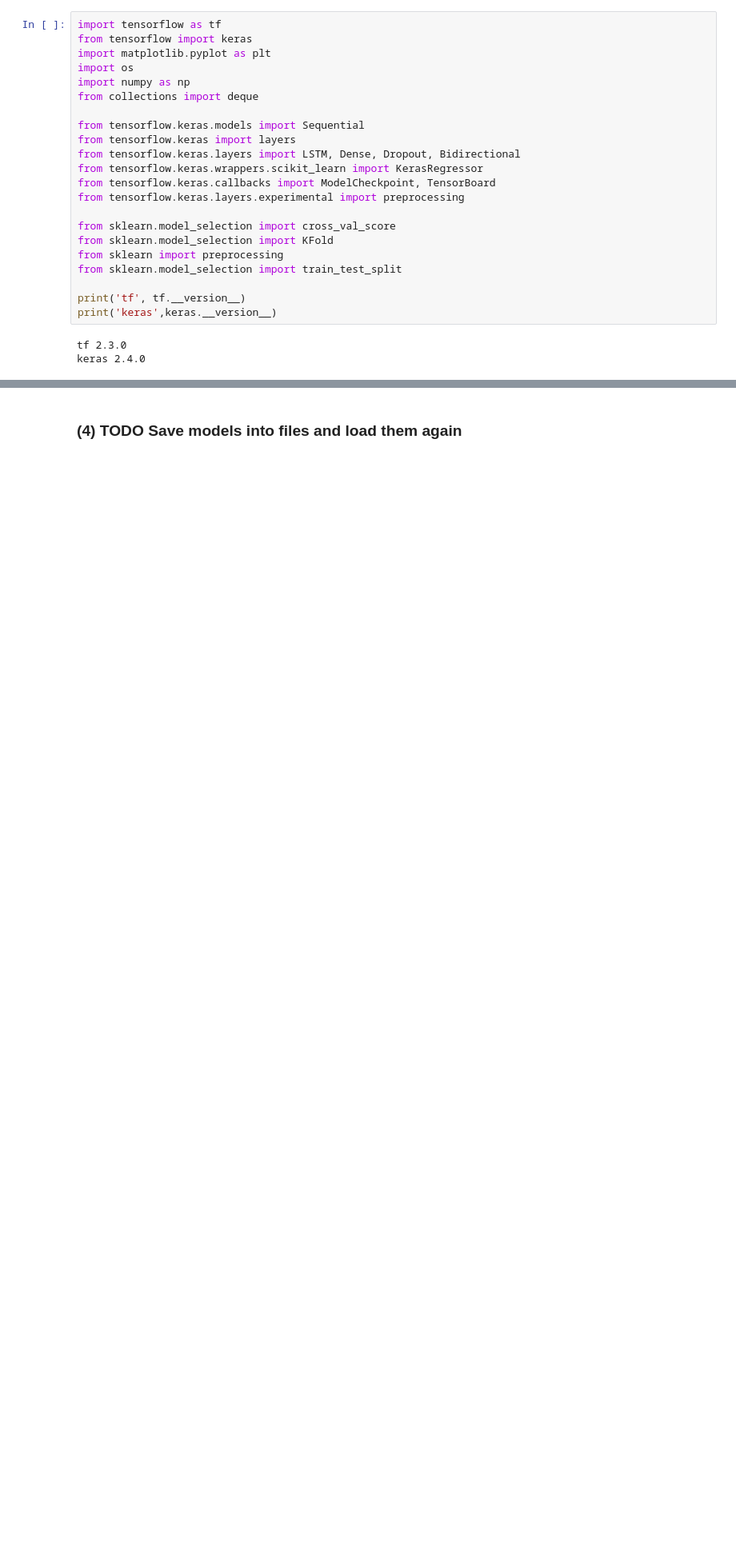
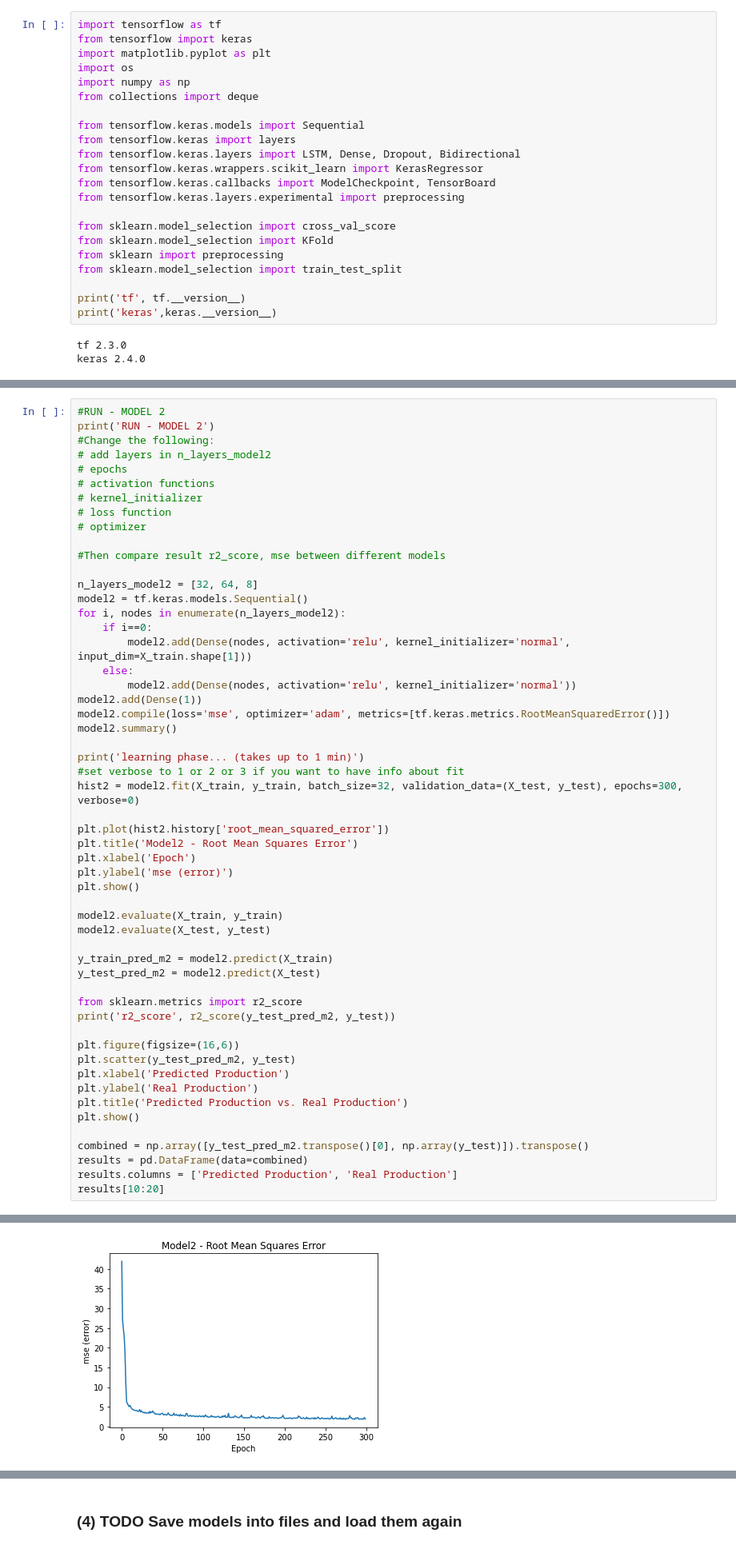
Before and after one commit to the-s-a-m/solarprediction, a Jupyter notebook: SolarAnalysis.ipynb, the cells around one changed output, grey strips where cells are left out. Shown at 80% size. Saved outputs shown, nothing was run; the diff lists cells and outputs as text; blank space fills up the shorter version.

```diff
--- a/SolarAnalysis.ipynb
+++ b/SolarAnalysis.ipynb
@@ -1176,0 +1148,55 @@ r2_score 0.9948364300665626
+# %%
+#RUN - MODEL 2
+print('RUN - MODEL 2')
+#Change the following:
+# add layers in n_layers_model2
+# epochs
+# activation functions
+# kernel_initializer
+# loss function
+# optimizer
+
+#Then compare result r2_score, mse between different models
+
+n_layers_model2 = [32, 64, 8]
+model2 = tf.keras.models.Sequential()
+for i, nodes in enumerate(n_layers_model2):
+    if i==0:
+        model2.add(Dense(nodes, activation='relu', kernel_initializer='normal', input_dim=X_train.shape[1]))
+    else:
+        model2.add(Dense(nodes, activation='relu', kernel_initializer='normal'))
+model2.add(Dense(1))
+model2.compile(loss='mse', optimizer='adam', metrics=[tf.keras.metrics.RootMeanSquaredError()])
+model2.summary()
+
+print('learning phase... (takes up to 1 min)')
+#set verbose to 1 or 2 or 3 if you want to have info about fit
+hist2 = model2.fit(X_train, y_train, batch_size=32, validation_data=(X_test, y_test), epochs=300, verbose=0)
+
+plt.plot(hist2.history['root_mean_squared_error'])
+plt.title('Model2 - Root Mean Squares Error')
+plt.xlabel('Epoch')
+plt.ylabel('mse (error)')
+plt.show()
+
+model2.evaluate(X_train, y_train)
+model2.evaluate(X_test, y_test)
+
+y_train_pred_m2 = model2.predict(X_train)
+y_test_pred_m2 = model2.predict(X_test)
+
+from sklearn.metrics import r2_score
+print('r2_score', r2_score(y_test_pred_m2, y_test))
+
+plt.figure(figsize=(16,6))
+plt.scatter(y_test_pred_m2, y_test)
+plt.xlabel('Predicted Production')
+plt.ylabel('Real Production')
+plt.title('Predicted Production vs. Real Production')
+plt.show()
+
+combined = np.array([y_test_pred_m2.transpose()[0], np.array(y_test)]).transpose()
+results = pd.DataFrame(data=combined)
+results.columns = ['Predicted Production', 'Real Production']
+results[10:20]
+# %% [output]
@@ -1176,0 +1221 @@ r2_score 0.9948364300665626
+[figure, added]
```
Also changed, not shown: parts of 6 cells of this notebook.
